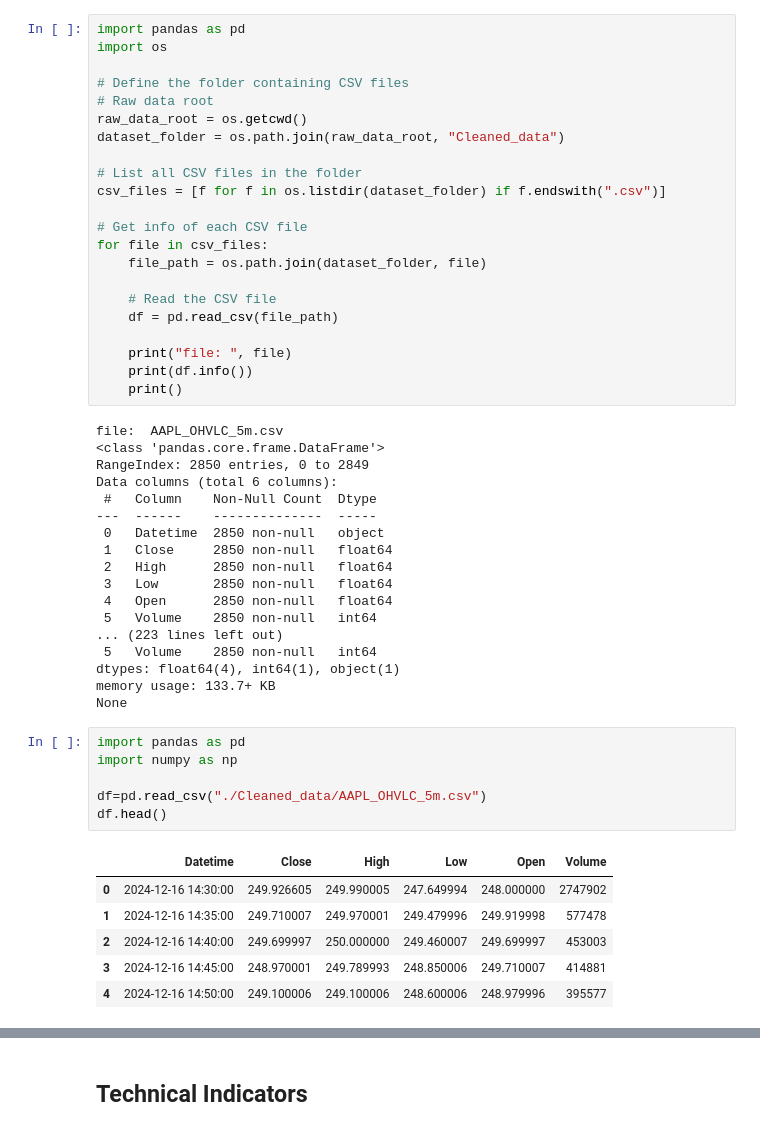
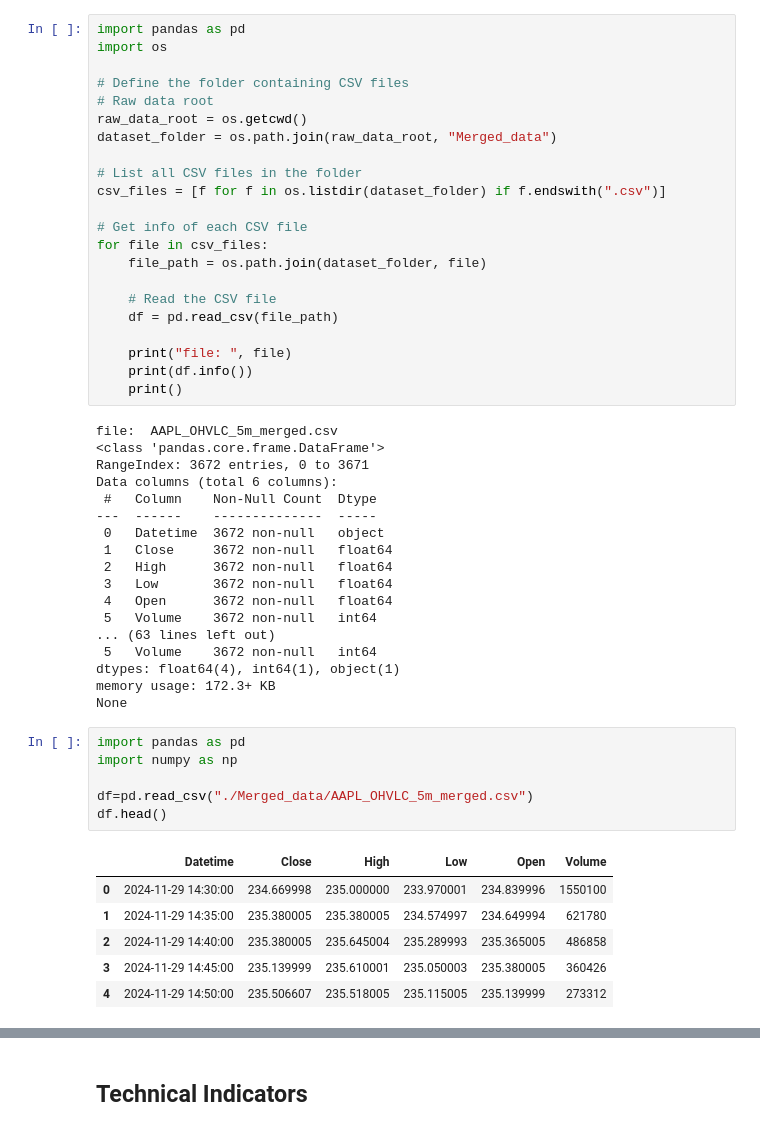
Before and after one commit to UsithaDJay/Intellitrade, a Jupyter notebook: Turning_Points_Forecasting/Feature_Engineering.ipynb, the cells around one changed output, grey strips where cells are left out. Drawn from its saved outputs; the diff is of its cells as text.

```diff
--- a/Turning_Points_Forecasting/Feature_Engineering.ipynb
+++ b/Turning_Points_Forecasting/Feature_Engineering.ipynb
@@ -5,7 +5,7 @@ import os
 # Define the folder containing CSV files
 # Raw data root
 raw_data_root = os.getcwd()
-dataset_folder = os.path.join(raw_data_root, "Cleaned_data")
+dataset_folder = os.path.join(raw_data_root, "Merged_data")
 
 # List all CSV files in the folder
 csv_files = [f for f in os.listdir(dataset_folder) if f.endswith(".csv")]
@@ -21,36 +21,36 @@ for file in csv_files:
     print(df.info())
     print()
 # %% [output]
-file:  AAPL_OHVLC_5m.csv
+file:  AAPL_OHVLC_5m_merged.csv
 <class 'pandas.core.frame.DataFrame'>
-RangeIndex: 2850 entries, 0 to 2849
+RangeIndex: 3672 entries, 0 to 3671
 Data columns (total 6 columns):
  #   Column    Non-Null Count  Dtype
 ---  ------    --------------  -----
- 0   Datetime  2850 non-null   object
- 1   Close     2850 non-null   float64
- 2   High      2850 non-null   float64
- 3   Low       2850 non-null   float64
- 4   Open      2850 non-null   float64
- 5   Volume    2850 non-null   int64
-... (223 lines left out)
- 5   Volume    2850 non-null   int64
+ 0   Datetime  3672 non-null   object
+ 1   Close     3672 non-null   float64
+ 2   High      3672 non-null   float64
+ 3   Low       3672 non-null   float64
+ 4   Open      3672 non-null   float64
+ 5   Volume    3672 non-null   int64
+... (63 lines left out)
+ 5   Volume    3672 non-null   int64
 dtypes: float64(4), int64(1), object(1)
-memory usage: 133.7+ KB
+memory usage: 172.3+ KB
 None
 # %%
 import pandas as pd
 import numpy as np
 
-df=pd.read_csv("./Cleaned_data/AAPL_OHVLC_5m.csv")
+df=pd.read_csv("./Merged_data/AAPL_OHVLC_5m_merged.csv")
 df.head()
 # %% [output]
 |  | Datetime | Close | High | Low | Open | Volume |
-| 0 | 2024-12-16 14:30:00 | 249.926605 | 249.990005 | 247.649994 | 248.000000 | 2747902 |
-| 1 | 2024-12-16 14:35:00 | 249.710007 | 249.970001 | 249.479996 | 249.919998 | 577478 |
-| 2 | 2024-12-16 14:40:00 | 249.699997 | 250.000000 | 249.460007 | 249.699997 | 453003 |
-| 3 | 2024-12-16 14:45:00 | 248.970001 | 249.789993 | 248.850006 | 249.710007 | 414881 |
-| 4 | 2024-12-16 14:50:00 | 249.100006 | 249.100006 | 248.600006 | 248.979996 | 395577 |
+| 0 | 2024-11-29 14:30:00 | 234.669998 | 235.000000 | 233.970001 | 234.839996 | 1550100 |
+| 1 | 2024-11-29 14:35:00 | 235.380005 | 235.380005 | 234.574997 | 234.649994 | 621780 |
+| 2 | 2024-11-29 14:40:00 | 235.380005 | 235.645004 | 235.289993 | 235.365005 | 486858 |
+| 3 | 2024-11-29 14:45:00 | 235.139999 | 235.610001 | 235.050003 | 235.380005 | 360426 |
+| 4 | 2024-11-29 14:50:00 | 235.506607 | 235.518005 | 235.115005 | 235.139999 | 273312 |
 # %%
 df['pct_change'] = (df['Close'] - df['Close'].shift(1))/ df['Close'].shift(1)
 df['log_change'] = np.log(df['Close']/ df['Close'].shift(1))
```
Also changed, not shown: parts of 14 cells of this notebook, 2 other files.
